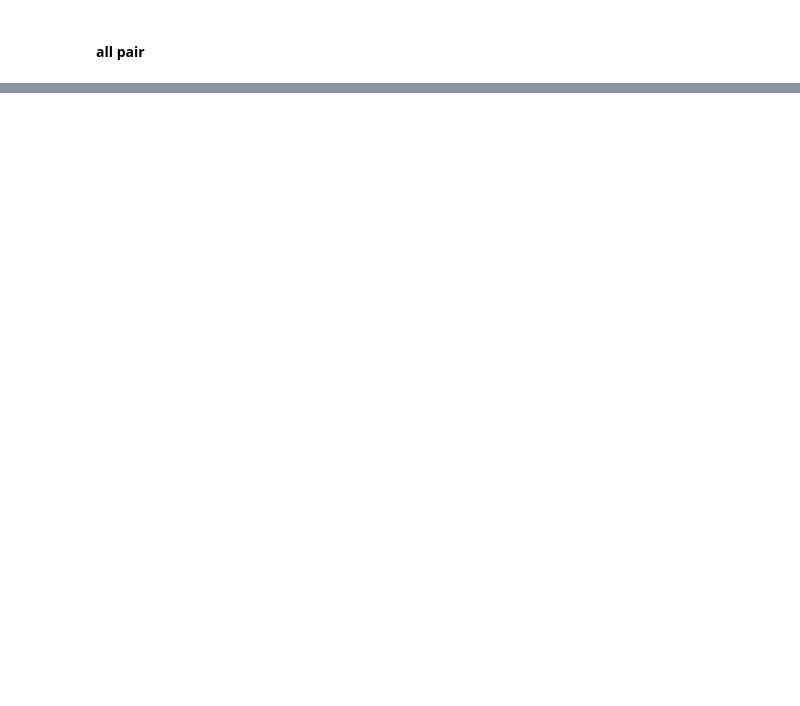
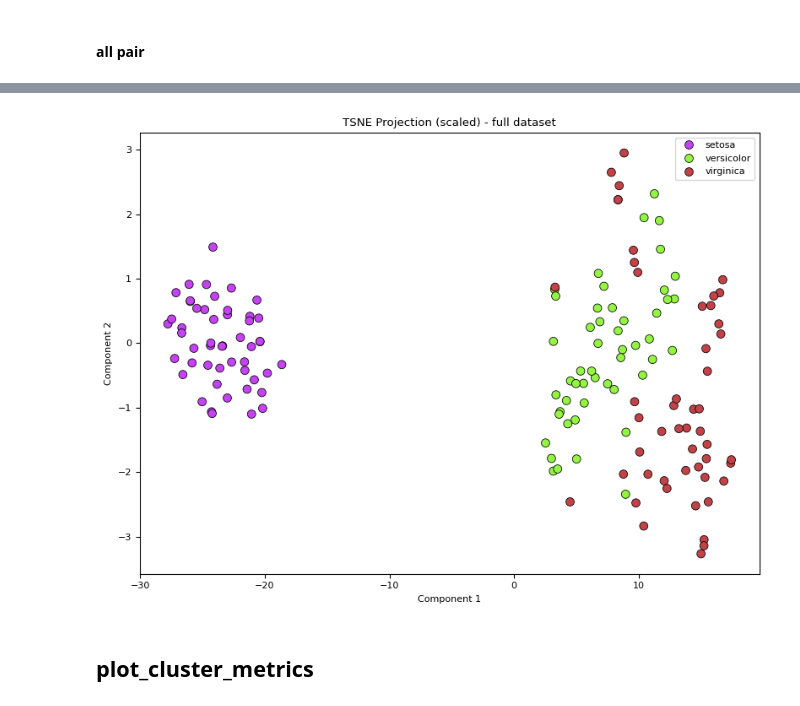
Before and after one commit to lidv94/post-analysis-clustering, a Jupyter notebook: dev.ipynb, the cells around one changed output, grey strips where cells are left out. Drawn from its saved outputs; the diff is of its cells as text; code cells hidden in the pictures; blank space fills up the shorter version.

Commit message:
add cluster evaluation and dimensionality reduction

```diff
--- a/dev.ipynb
+++ b/dev.ipynb
@@ -678,0 +699,16 @@ Execution time for plot_custom_ellipse_pairplot: 1.0937 seconds
+# %%
+plot_dim_reduction(
+    raw_df=df_iris,
+    features=union_lean_feature_list,
+    target_cluster='species_name',
+    method='tsne',
+    n_components=2,
+    title=None,
+    scale = True,
+    sample_size= None,
+    stratify = True
+)
+# %% [output]
+[figure, added]
+# %% [markdown]
+## plot_cluster_metrics
```
Also changed, not shown: parts of 41 cells of this notebook, 4 other files.
